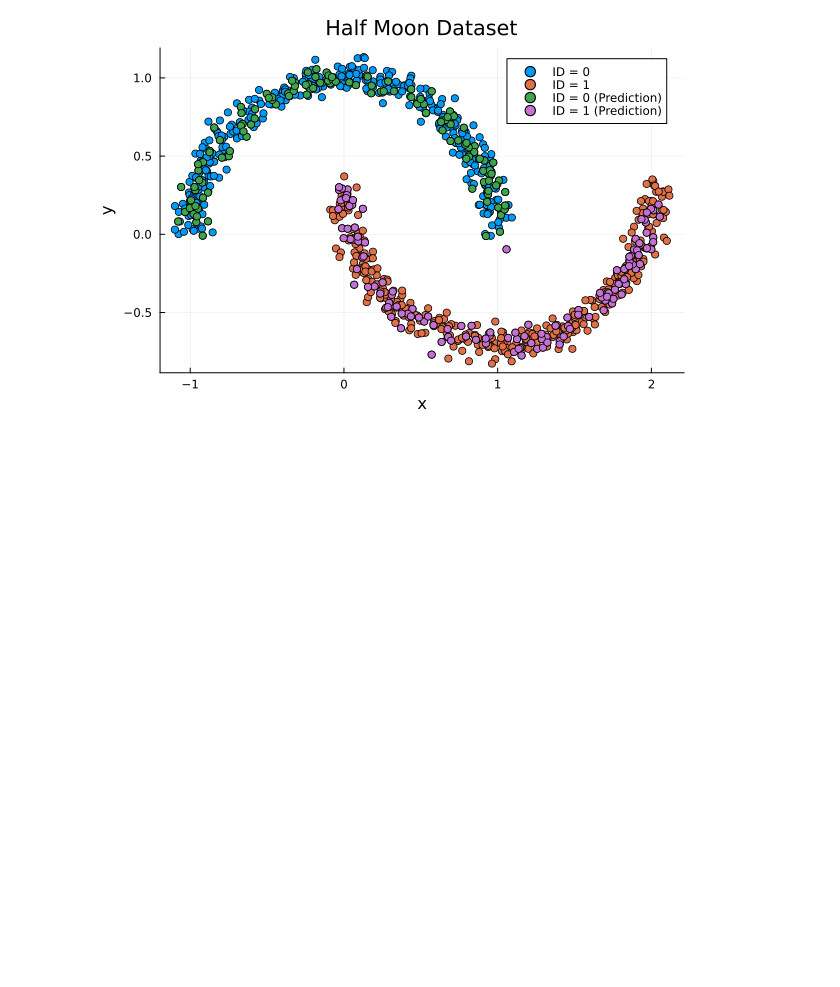
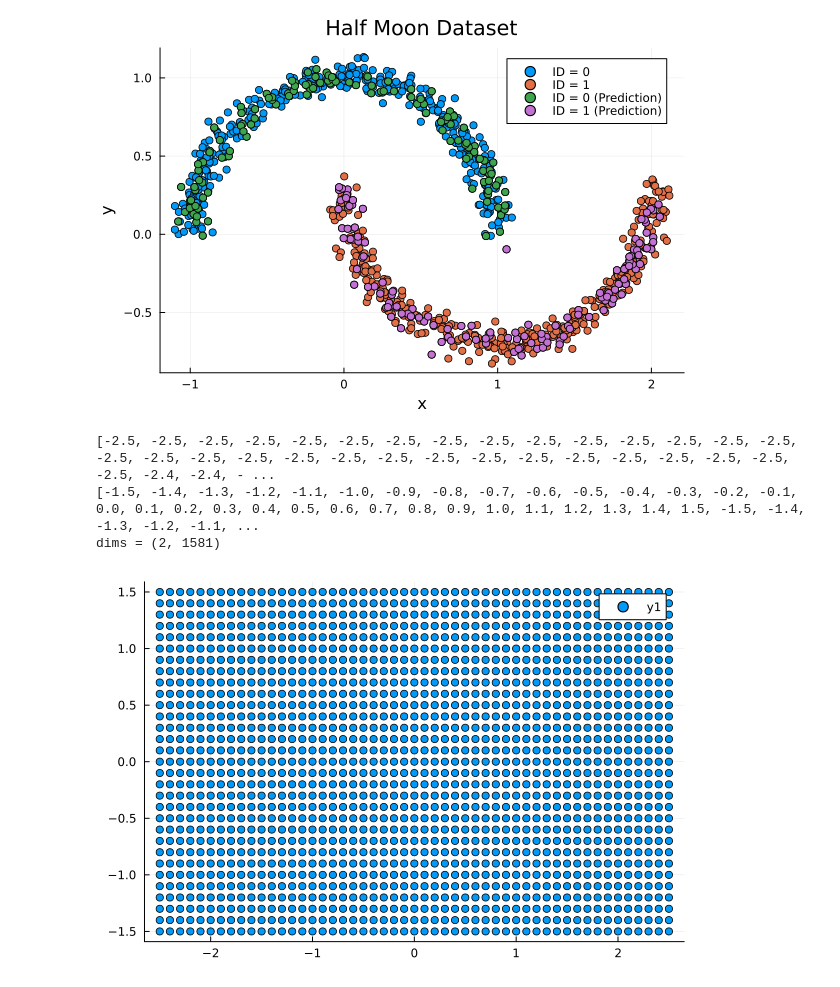
Before and after one commit to Sam-Norcross/Neural-Network, a Jupyter notebook: Datasets/DatasetUtils/HalfMoonDatasetVisualization.ipynb, the cells around one changed output. Cells and saved outputs as stored; diff of their text form; code cells hidden in the pictures; blank space fills up the shorter version.

Commit message:
Minor updates to Julia visualization notebook

```diff
--- a/Datasets/DatasetUtils/HalfMoonDatasetVisualization.ipynb
+++ b/Datasets/DatasetUtils/HalfMoonDatasetVisualization.ipynb
@@ -45,3 +45,32 @@ title!("Half Moon Dataset")
 display(p)
 # %% [output]
 [figure]
+# %%
+# Generate grid to plot decision boundary
+
+h = 0.1
+xVals = -2.5:h:2.5
+yVals = -1.5:h:1.5
+
+i = 1
+pts = zeros(2, length(xVals) * length(yVals))
+for x in xVals
+    for y in yVals
+
+        pts[1, i] = x
+        pts[2, i] = y
+        i += 1
+    end
+end
+
+println(pts[1, :])
+println(pts[2, :])
+
+print("dims = " * string(size(pts)))
+
+scatter(pts[1, :], pts[2, :])
+# %% [output]
+[-2.5, -2.5, -2.5, -2.5, -2.5, -2.5, -2.5, -2.5, -2.5, -2.5, -2.5, -2.5, -2.5, -2.5, -2.5, -2.5, -2.5, -2.5, -2.5, -2.5, -2.5, -2.5, -2.5, -2.5, -2.5, -2.5, -2.5, -2.5, -2.5, -2.5, -2.5, -2.4, -2.4, - ...
+[-1.5, -1.4, -1.3, -1.2, -1.1, -1.0, -0.9, -0.8, -0.7, -0.6, -0.5, -0.4, -0.3, -0.2, -0.1, 0.0, 0.1, 0.2, 0.3, 0.4, 0.5, 0.6, 0.7, 0.8, 0.9, 1.0, 1.1, 1.2, 1.3, 1.4, 1.5, -1.5, -1.4, -1.3, -1.2, -1.1, ...
+dims = (2, 1581)
+[figure, added]
```
